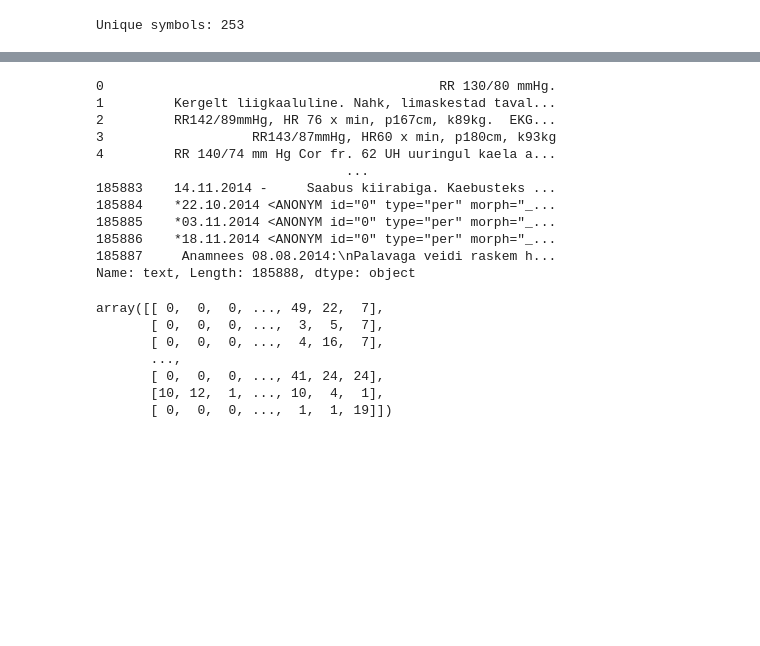
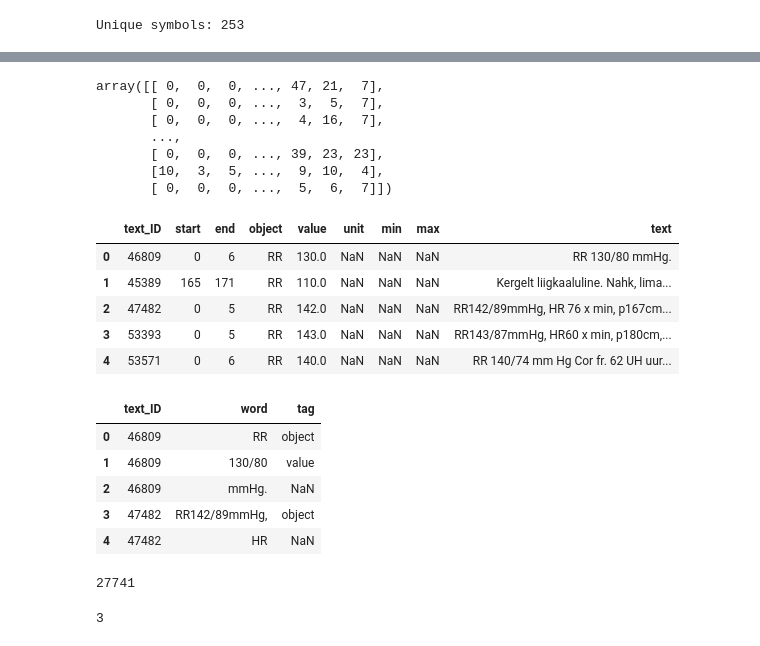
Before and after one commit to nesmaAlmoazamy/Fact-Extraction-from-Medical-Text-using-Neural-Networks, a Jupyter notebook: Character_Embedding.ipynb, the cells around one changed output, grey strips where cells are left out. Drawn from its saved outputs; the diff is of its cells as text; code cells hidden in the pictures; blank space fills up the shorter version.

```diff
--- a/Character_Embedding.ipynb
+++ b/Character_Embedding.ipynb
@@ -31,7 +47,7 @@ print("Unique symbols:", len(unique_symbols))
 # %% [output]
 Unique symbols: 253
 # %%
-THRESHOLD = 5
+THRESHOLD = 20
 uncommon_symbols = list()
 
 for symbol, count in unique_symbols.items():
@@ -51 +84,3 @@ tr_table = str.maketrans("".join(uncommon_symbols), DUMMY * len(uncommon_symbols
 DS.text = DS.text.apply(lambda x: x.translate(tr_table))
+# %%
+DS['text']  = DS['text'].apply(lambda x: ' '.join([word for word in x.split() if word not in (uncommon_symbols)]))
@@ -70,30 +121,22 @@ with open("tokenizer.pkl", "wb") as f:
 # Pad the input: I use the 500 lenght, just a bit over the median length.
 
 padded_sequences = pad_sequences(sequences, maxlen=500)
-# %%
-DS.text
-# %% [output]
-0                                           RR 130/80 mmHg.
-1         Kergelt liigkaaluline. Nahk, limaskestad taval...
-2         RR142/89mmHg, HR 76 x min, p167cm, k89kg.  EKG...
-3                   RR143/87mmHg, HR60 x min, p180cm, k93kg
-4         RR 140/74 mm Hg Cor fr. 62 UH uuringul kaela a...
-                                ...
-185883    14.11.2014 -     Saabus kiirabiga. Kaebusteks ...
-185884    *22.10.2014 <ANONYM id="0" type="per" morph="_...
-185885    *03.11.2014 <ANONYM id="0" type="per" morph="_...
-185886    *18.11.2014 <ANONYM id="0" type="per" morph="_...
-185887     Anamnees 08.08.2014:\nPalavaga veidi raskem h...
-Name: text, Length: 185888, dtype: object
 # %%
 padded_sequences
 # %% [output]
-array([[ 0,  0,  0, ..., 49, 22,  7],
+array([[ 0,  0,  0, ..., 47, 21,  7],
        [ 0,  0,  0, ...,  3,  5,  7],
        [ 0,  0,  0, ...,  4, 16,  7],
        ...,
-       [ 0,  0,  0, ..., 41, 24, 24],
-       [10, 12,  1, ..., 10,  4,  1],
-       [ 0,  0,  0, ...,  1,  1, 19]])
+       [ 0,  0,  0, ..., 39, 23, 23],
+       [10,  3,  5, ...,  9, 10,  4],
+       [ 0,  0,  0, ...,  5,  6,  7]])
-# %%
-DS.text = pad_sequences
+# %%
+DS.head()
+# %% [output]
+|  | text_ID | start | end | object | value | unit | min | max | text |
+| 0 | 46809 | 0 | 6 | RR | 130.0 | NaN | NaN | NaN | RR 130/80 mmHg. |
+| 1 | 45389 | 165 | 171 | RR | 110.0 | NaN | NaN | NaN | Kergelt liigkaaluline. Nahk, lima... |
+| 2 | 47482 | 0 | 5 | RR | 142.0 | NaN | NaN | NaN | RR142/89mmHg, HR 76 x min, p167cm... |
+| 3 | 53393 | 0 | 5 | RR | 143.0 | NaN | NaN | NaN | RR143/87mmHg, HR60 x min, p180cm,... |
+| 4 | 53571 | 0 | 6 | RR | 140.0 | NaN | NaN | NaN | RR 140/74 mm Hg Cor fr. 62 UH uur... |
@@ -101,0 +149,9 @@ x_train, x_val, y_train, y_val = train_test_split(DS, y_train, stratify=y_train[
+# %%
+DS.head()
+# %% [output]
+|  | text_ID | word | tag |
+| 0 | 46809 | RR | object |
+| 1 | 46809 | 130/80 | value |
+| 2 | 46809 | mmHg. | NaN |
+| 3 | 47482 | RR142/89mmHg, | object |
+| 4 | 47482 | HR | NaN |
@@ -101,0 +160,11 @@ x_train, x_val, y_train, y_val = train_test_split(DS, y_train, stratify=y_train[
+# %%
+words = list(set(DS["word"].values))
+n_words = len(words)
+n_words
+# %% [output]
+27741
+# %%
+tags = list(set(DS["tag"].values))
+n_tags = len(tags); n_tags
+# %% [output]
+3
```
Also changed, not shown: parts of 38 cells of this notebook, 6 other files.
